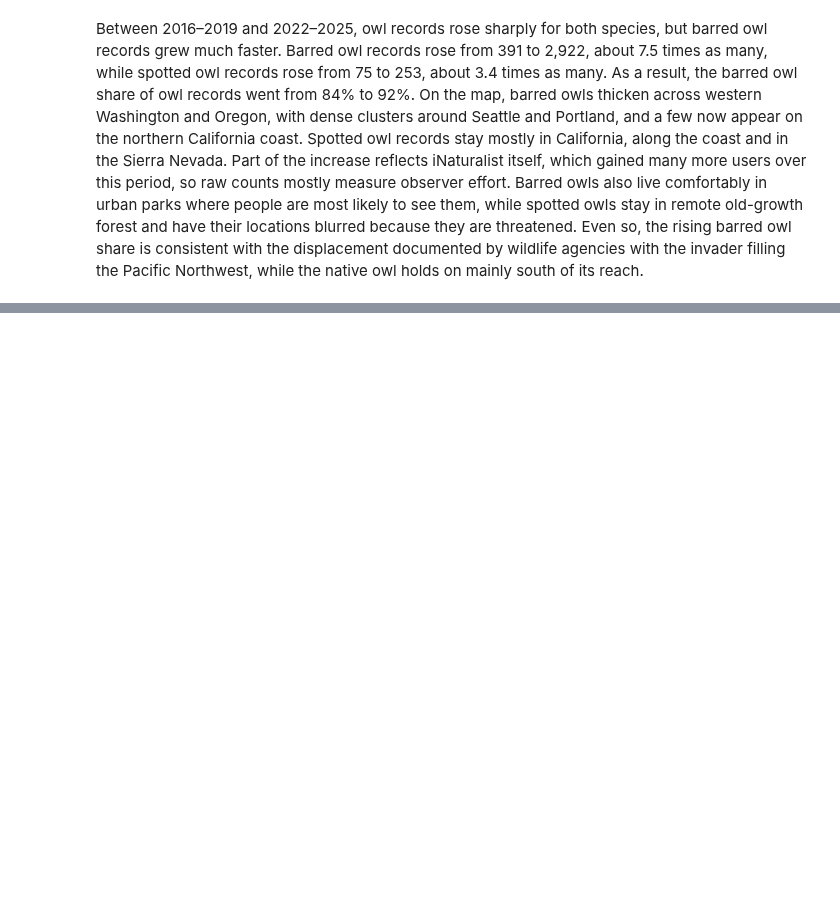
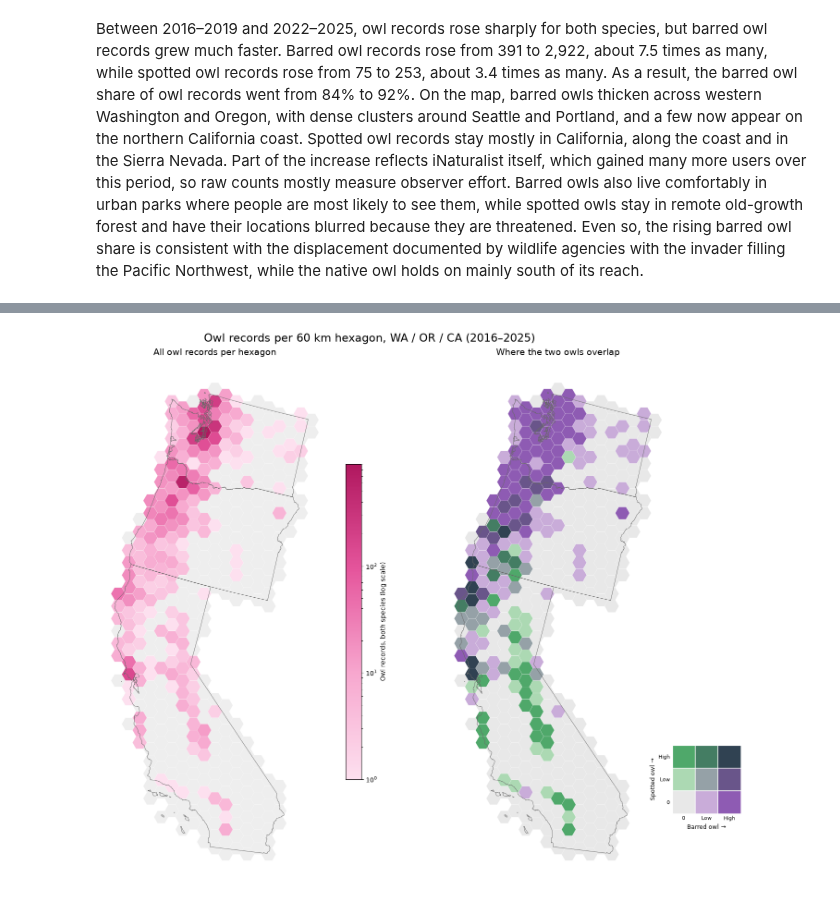
Before and after one commit to hailrod14/geog592-hailrod, a Jupyter notebook: homework/week09/owls.ipynb, the cells around one changed output, grey strips where cells are left out. Cells and saved outputs as stored; diff of their text form; code cells hidden in the pictures; blank space fills up the shorter version.

```diff
--- a/homework/week09/owls.ipynb
+++ b/homework/week09/owls.ipynb
@@ -349,11 +349,11 @@ fig, ax = plt.subplots(figsize=(10, 13))
 bivariate.plot(color=bivariate["color"], edgecolor="white", linewidth=0.4, ax=ax)
 states.boundary.plot(ax=ax, color="dimgray", linewidth=0.9)
 
-ax.set_title("Barred and spotted owl observations by county, 2016–2025", fontsize=15)?
+ax.set_title("Barred and spotted owl observations by county, 2016–2025", fontsize=15)
 ax.set_axis_off()
 
 # 3 x 3 bivariate legend in the empty Pacific Ocean corner
-legend_ax = ax.inset_legend_ax = ax.inset_axes([-0.10, 0.05, 0.22, 0.22])
+legend_ax = ax.inset_axes([-0.10, 0.05, 0.22, 0.22])
 
 for spotted in range(3):
     for barred in range(3):
@@ -449,0 +675,12 @@ Between 2016–2019 and 2022–2025, owl records rose sharply for both species,
+# %%
+fig, axes = plt.subplots(1, 2, figsize=(16, 12), layout="constrained")
+
+hexCountMapLog(axes[0], grid, states)
+hexBivariateMap(axes[1], grid, states)
+
+fig.suptitle(f"Owl records per {radius * 2 / 1000:.0f} km hexagon, WA / OR / CA (2016–2025)", fontsize=17)
+
+fig.savefig("owl_hexagon.png", dpi=300, bbox_inches="tight")
+plt.show()
+# %% [output]
+[figure, added]
```
Also changed, not shown: parts of 6 cells of this notebook, 4 other files.
